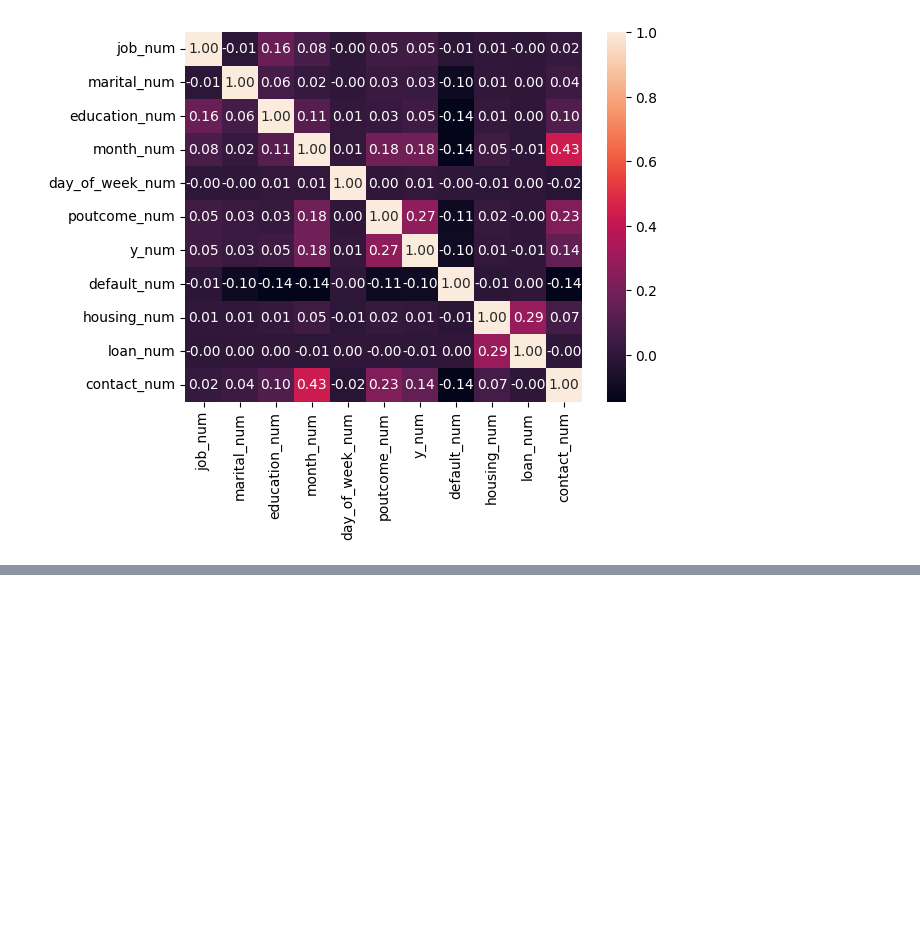
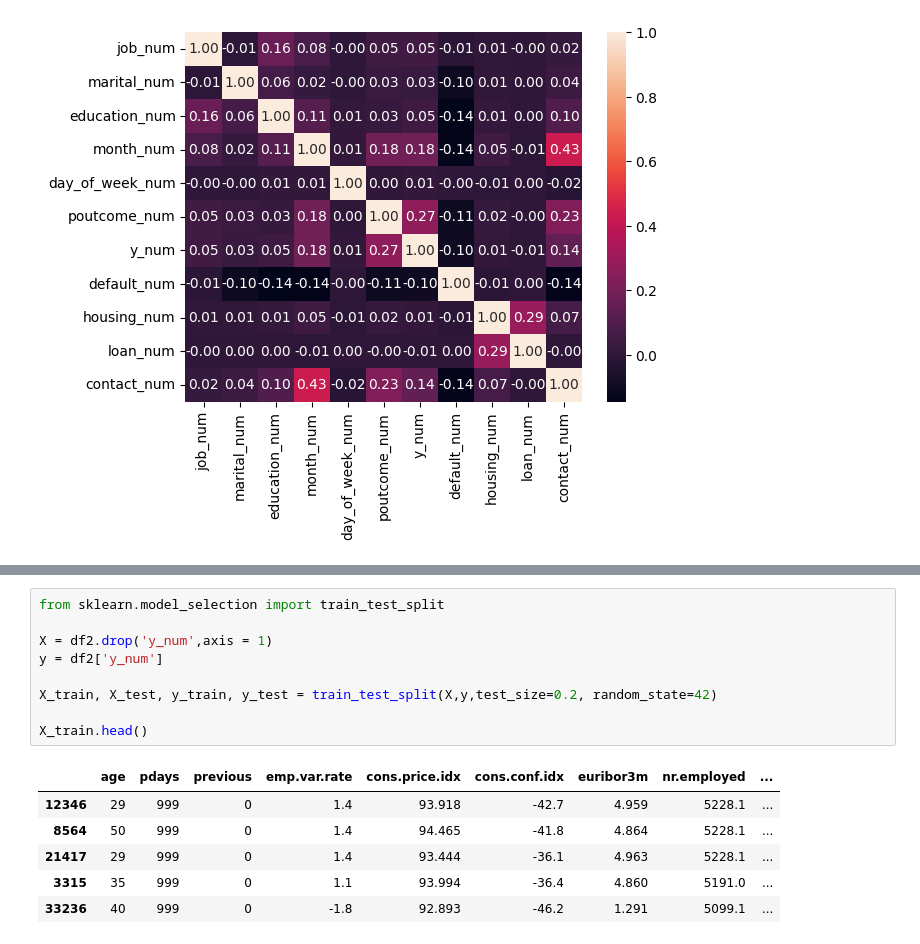
Before and after one commit to ASGAMO-DS/Marketing-Bancario, a Jupyter notebook: src/explore.ipynb, the cells around one changed output, grey strips where cells are left out. Drawn from its saved outputs; the diff is of its cells as text; blank space fills up the shorter version.

Commit message:
ya casi tengo mi modelo, falta optimizarlo.

```diff
--- a/src/explore.ipynb
+++ b/src/explore.ipynb
@@ -558,0 +627,16 @@ plt.show()
+# %%
+from sklearn.model_selection import train_test_split
+
+X = df2.drop('y_num',axis = 1)
+y = df2['y_num']
+
+X_train, X_test, y_train, y_test = train_test_split(X,y,test_size=0.2, random_state=42)
+
+X_train.head()
+# %% [output]
+|  | age | pdays | previous | emp.var.rate | cons.price.idx | cons.conf.idx | euribor3m | nr.employed | ... |
+| 12346 | 29 | 999 | 0 | 1.4 | 93.918 | -42.7 | 4.959 | 5228.1 | ... |
+| 8564 | 50 | 999 | 0 | 1.4 | 94.465 | -41.8 | 4.864 | 5228.1 | ... |
+| 21417 | 29 | 999 | 0 | 1.4 | 93.444 | -36.1 | 4.963 | 5228.1 | ... |
+| 3315 | 35 | 999 | 0 | 1.1 | 93.994 | -36.4 | 4.860 | 5191.0 | ... |
+| 33236 | 40 | 999 | 0 | -1.8 | 92.893 | -46.2 | 1.291 | 5099.1 | ... |
```
Also changed, not shown: parts of 11 cells of this notebook.
